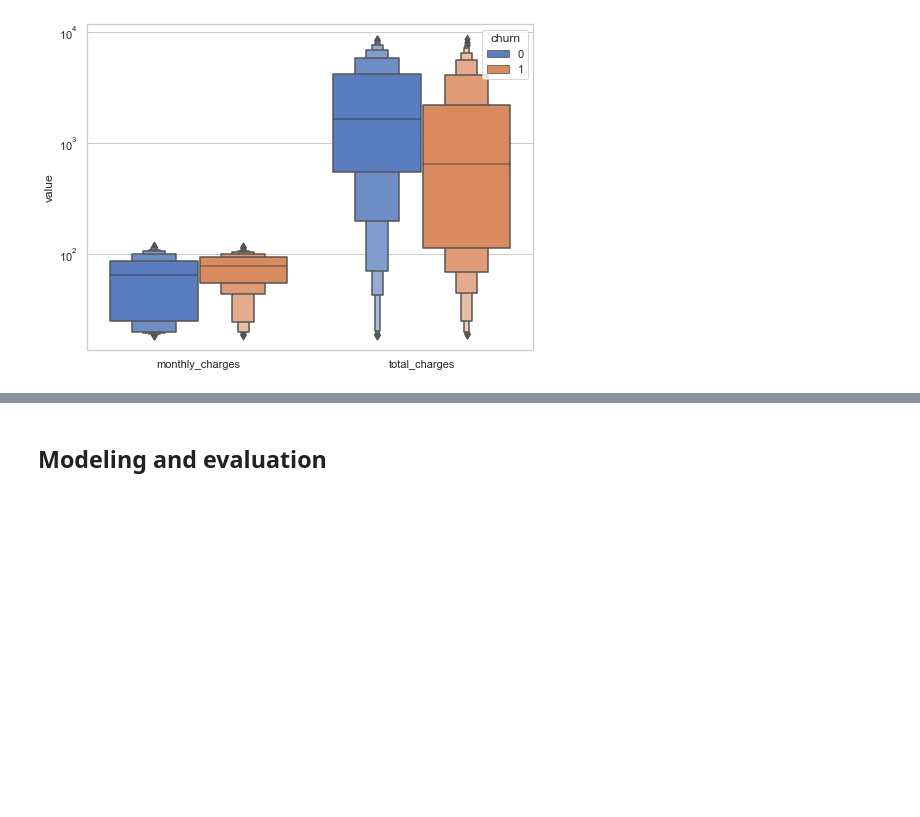
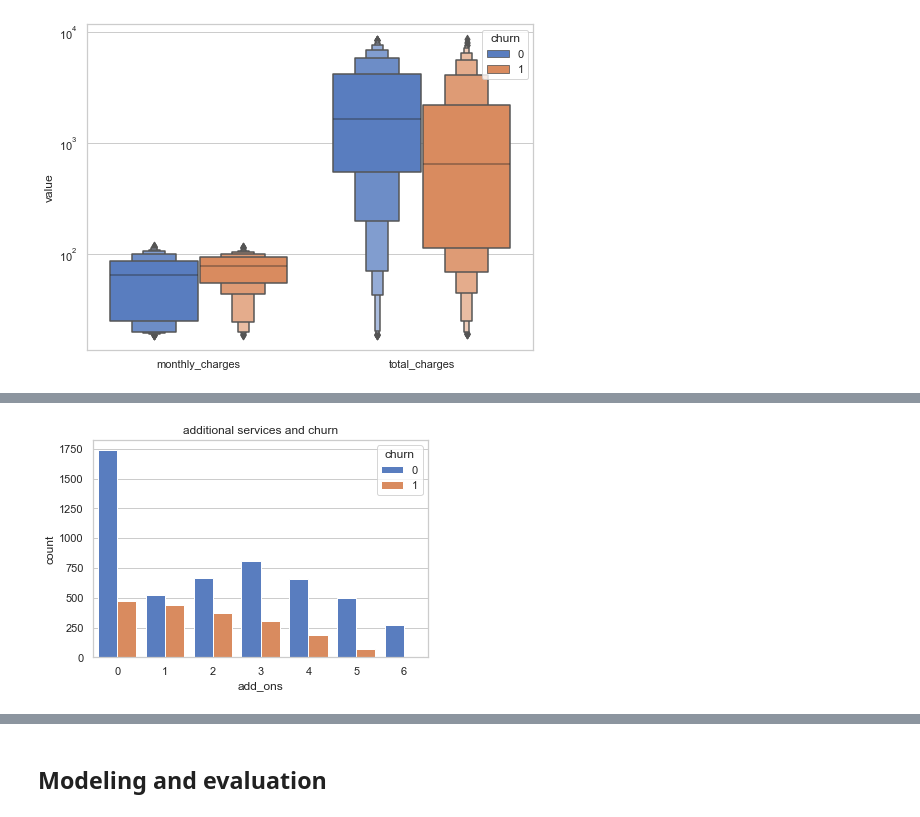
Before and after one commit to JaredVahle/telco_classification_project, a Jupyter notebook: telco_classification_project_final.ipynb, the cells around one changed output, grey strips where cells are left out. Saved outputs shown, nothing was run; the diff lists cells and outputs as text; code cells hidden in the pictures; blank space fills up the shorter version.

```diff
--- a/telco_classification_project_final.ipynb
+++ b/telco_classification_project_final.ipynb
@@ -288,0 +320,6 @@ explore.plot_violin_grid_with_color(train,target = "churn", cat_vars = cat_vars,
+# %%
+sns.countplot(data = df, hue = "churn", x = "add_ons")
+plt.title("additional services and churn")
+plt.show()
+# %% [output]
+[figure, added]
```
Also changed, not shown: parts of 79 cells of this notebook, 1 other file.
